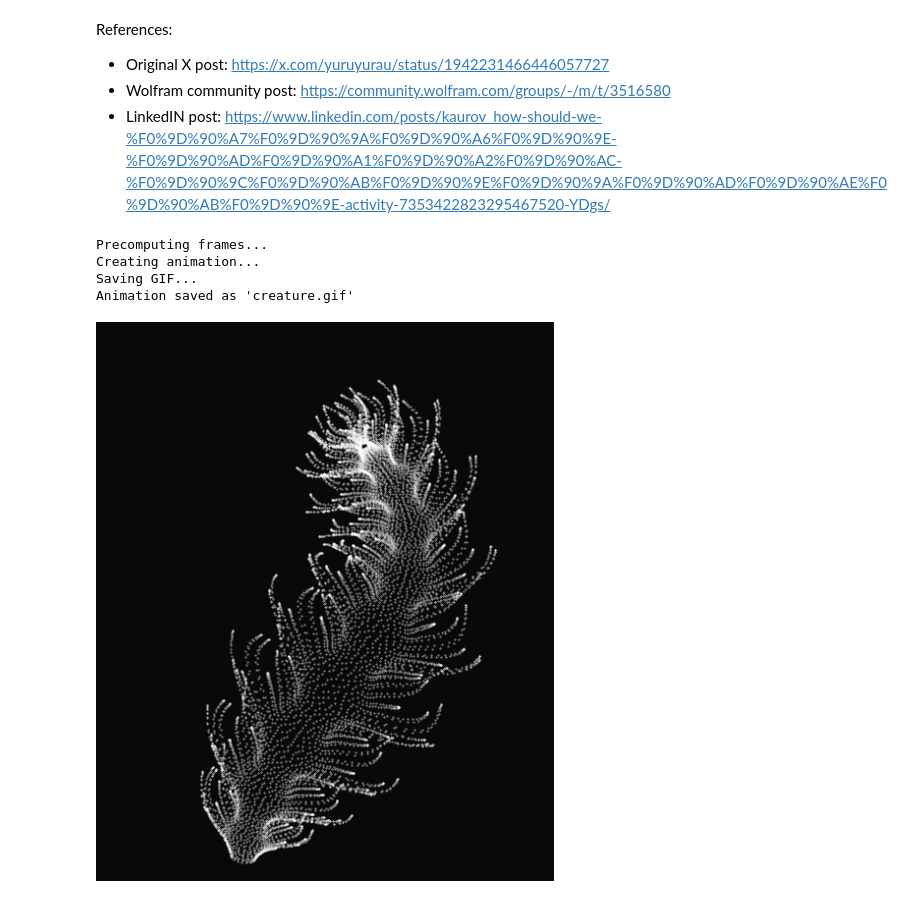
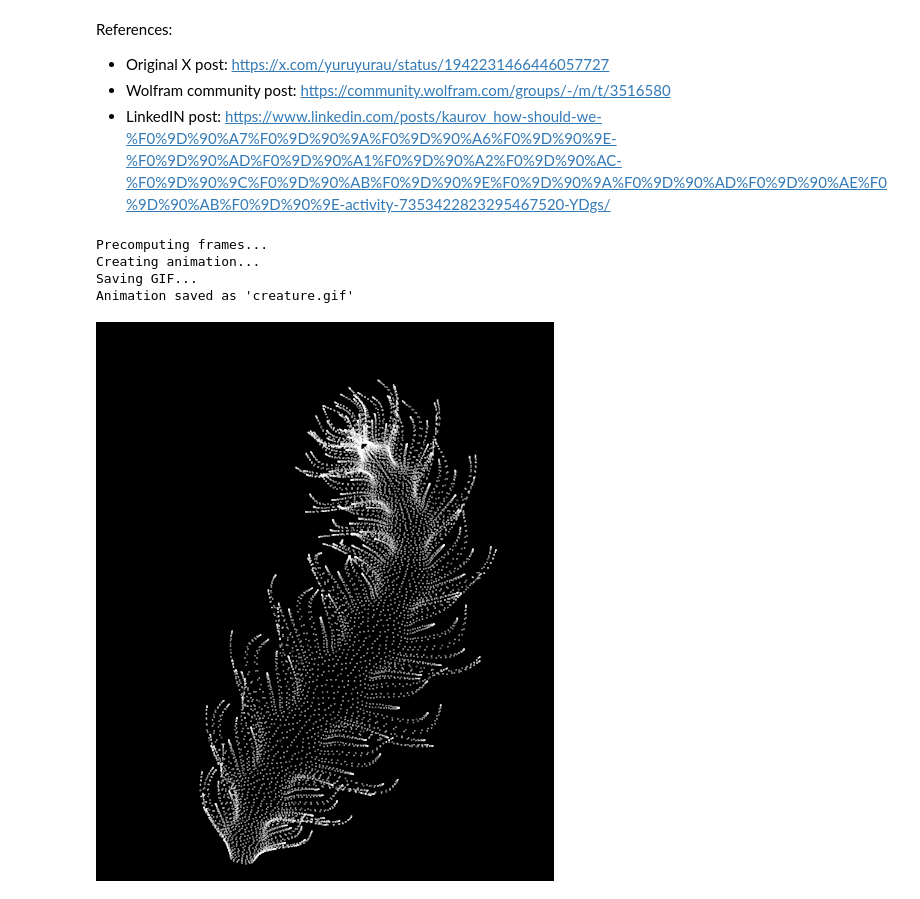
Before and after one commit to mebriki/MathPyLab, a Jupyter notebook: creature/creature.ipynb, the cells around one changed output. Cells and saved outputs as stored; diff of their text form; code cells hidden in the pictures.

```diff
--- a/creature/creature.ipynb
+++ b/creature/creature.ipynb
@@ -10,7 +10,7 @@ from matplotlib.animation import FuncAnimation, PillowWriter
 from matplotlib.colors import to_rgb
 
 # Set up the figure
-fig, ax = plt.subplots(figsize=(5.5, 5.5), dpi=100)
+fig, ax = plt.subplots(figsize=(6, 6), dpi=150)  # Higher DPI for better quality
 fig.subplots_adjust(left=0, right=1, bottom=0, top=1)
 ax.set_xlim(70, 330)
 ax.set_ylim(350, 30)  # Inverted y-axis to match original
@@ -18,12 +18,12 @@ ax.set_aspect('equal')
 ax.axis('off')
 
 # Dark background (matches Wolfram's GrayLevel[9/255])
-bg_color = to_rgb('#090909')
+bg_color = to_rgb('#000000')
 fig.set_facecolor(bg_color)
 ax.set_facecolor(bg_color)
 
 # Precompute all points for animation (memory efficient)
-num_frames = 120
+num_frames = 150
 num_points = 10000
 t_values = np.linspace(0, 2*np.pi, num_frames)
 
@@ -49,34 +49,40 @@ for frame_idx, t in enumerate(t_values):
     # Final coordinates
     xp = q + 50*np.cos(c) + 200
     yp = q*np.sin(c) + 39*d - 440
 
     # Store results with y-inversion
     xp_all[frame_idx] = xp
     yp_all[frame_idx] = 400 - yp
 
 # Create initial scatter plot
 scatter = ax.scatter(xp_all[0], yp_all[0], s=0.1,
-                     color='white', alpha=0.9)
+                     color='white', alpha=0.9, rasterized=True)
 
 # Animation update function
 def update(frame):
     scatter.set_offsets(np.column_stack((xp_all[frame], yp_all[frame])))
     return [scatter]
 
 # Create animation
 print("Creating animation...")
 ani = FuncAnimation(fig, update, frames=num_frames,
                     blit=True, interval=33)
 
 # Save as GIF
 print("Saving GIF...")
-ani.save('creature.gif', writer=PillowWriter(fps=30),
-         dpi=100, savefig_kwargs={'facecolor': bg_color})
+# ani.save('creature.gif', writer=PillowWriter(fps=30),
+#          dpi=100, savefig_kwargs={'facecolor': bg_color})
 
+ani.save('creature.gif',
+         writer='pillow',  # Use pillow directly
+         fps=30,
+         dpi=150,
+         savefig_kwargs={'facecolor': bg_color}
+         )
 print("Animation saved as 'creature.gif'")
 # %% [output]
 Precomputing frames...
 Creating animation...
 Saving GIF...
 Animation saved as 'creature.gif'
-[figure, old version]
+[figure, new version]
```
Also changed, not shown: 3 other files.
